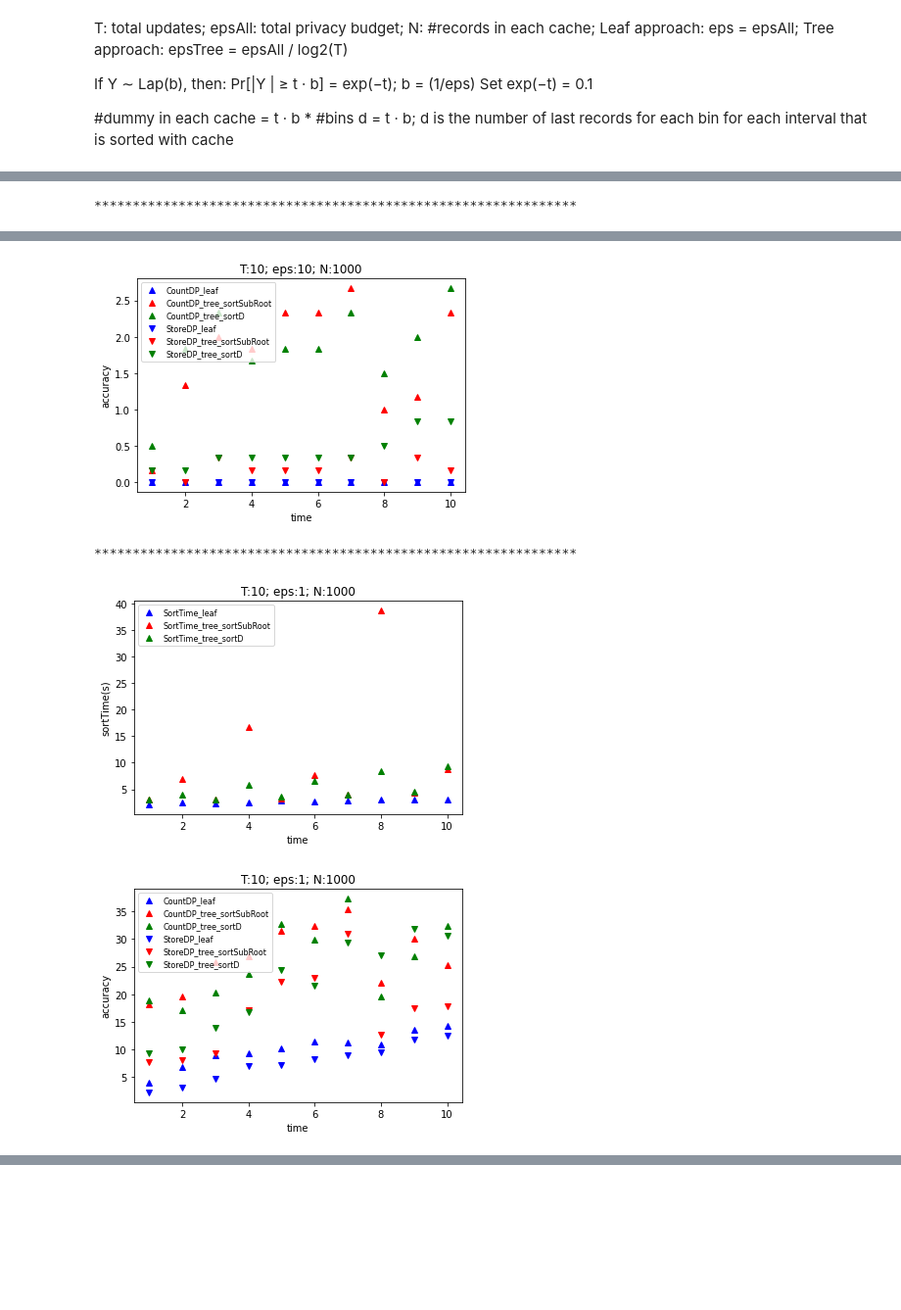
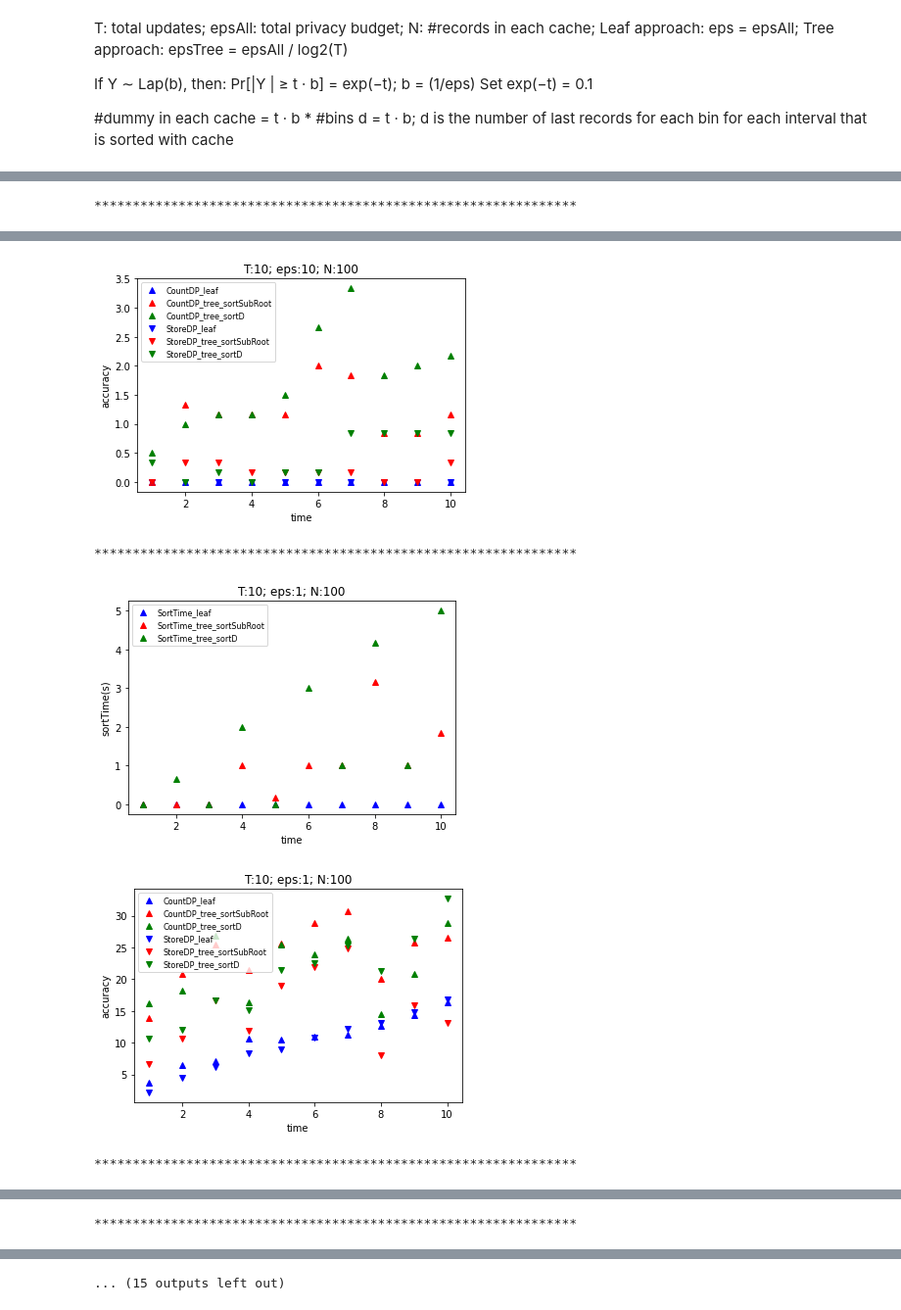
Before and after one commit to ypzhang725/Longshot, a Jupyter notebook: emp-sh2pc/results2/plots2.ipynb, the cells around one changed output, grey strips where cells are left out. Shown at 98% size. Saved outputs shown, nothing was run; the diff lists cells and outputs as text; code cells hidden in the pictures; blank space fills up the shorter version.

Commit message:
plots

```diff
--- a/emp-sh2pc/results2/plots2.ipynb
+++ b/emp-sh2pc/results2/plots2.ipynb
@@ -29,12 +34,12 @@ from plot_functions2 import plotT, plotNorEps
 # %%
 #T:10; eps:10, 1, 0.1; N:1000
 T_list = [10]
-eps_list = [10, 1]
-N_list = [1000]
+eps_list = [10, 1, 0.1]
+N_list = [100, 1000, 10000]
 
 for T in T_list:
-    for eps in eps_list:
-        for N in N_list:
+    for N in N_list:
+        for eps in eps_list:
             print("***************************************************************")
             plotT(T, eps, N)
 # %% [output]
@@ -43,4 +48,5 @@ for T in T_list:
-[figure, old version]
+[figure, new version]
 ***************************************************************
-[figure, old version]
+[figure, new version]
-[figure, old version]
+[figure, new version]
+***************************************************************
@@ -46,0 +55 @@ for T in T_list:
+***************************************************************
@@ -46,0 +58 @@ for T in T_list:
+... (15 outputs left out)
```
Also changed, not shown: parts of 6 cells of this notebook, 1 other file.
